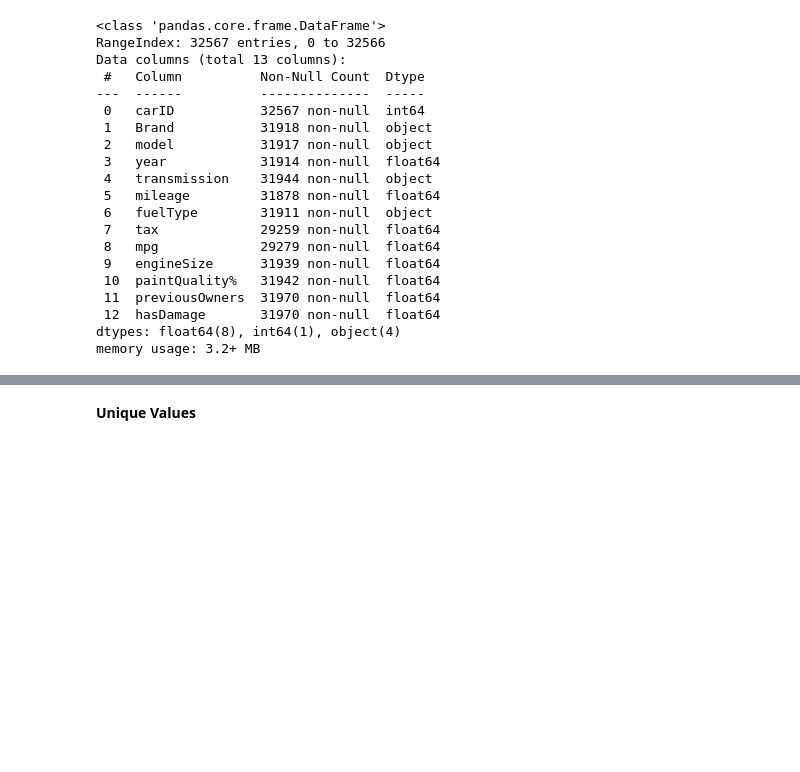
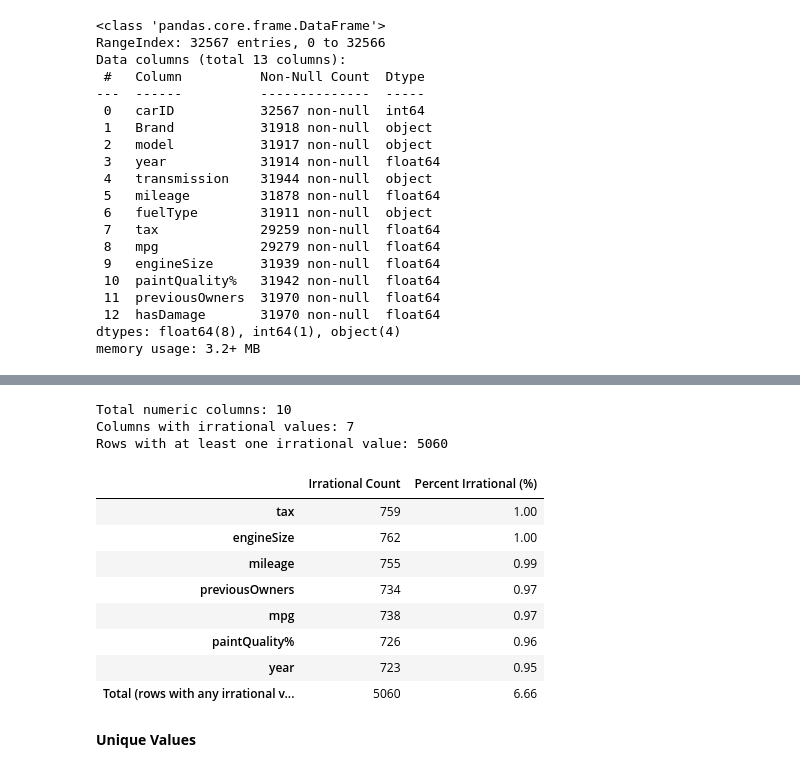
Before and after one commit to rodbarretoteixeira/ProjetoML, a Jupyter notebook: clean.ipynb, the cells around one changed output, grey strips where cells are left out. Saved outputs shown, nothing was run; the diff lists cells and outputs as text; code cells hidden in the pictures; blank space fills up the shorter version.

```diff
--- a/clean.ipynb
+++ b/clean.ipynb
@@ -145,3 +209,18 @@ memory usage: 3.2+ MB
+# %%
+f.irrational_values_table(train_db)
+# %% [output]
+Total numeric columns: 10
+Columns with irrational values: 7
+Rows with at least one irrational value: 5060
+|  | Irrational Count | Percent Irrational (%) |
+| tax | 759 | 1.00 |
+| engineSize | 762 | 1.00 |
+| mileage | 755 | 0.99 |
+| previousOwners | 734 | 0.97 |
+| mpg | 738 | 0.97 |
+| paintQuality% | 726 | 0.96 |
+| year | 723 | 0.95 |
+| Total (rows with any irrational v... | 5060 | 6.66 |
 # %% [markdown]
 **Unique Values**
 # %%
```
Also changed, not shown: parts of 30 cells of this notebook, 1 other file.
